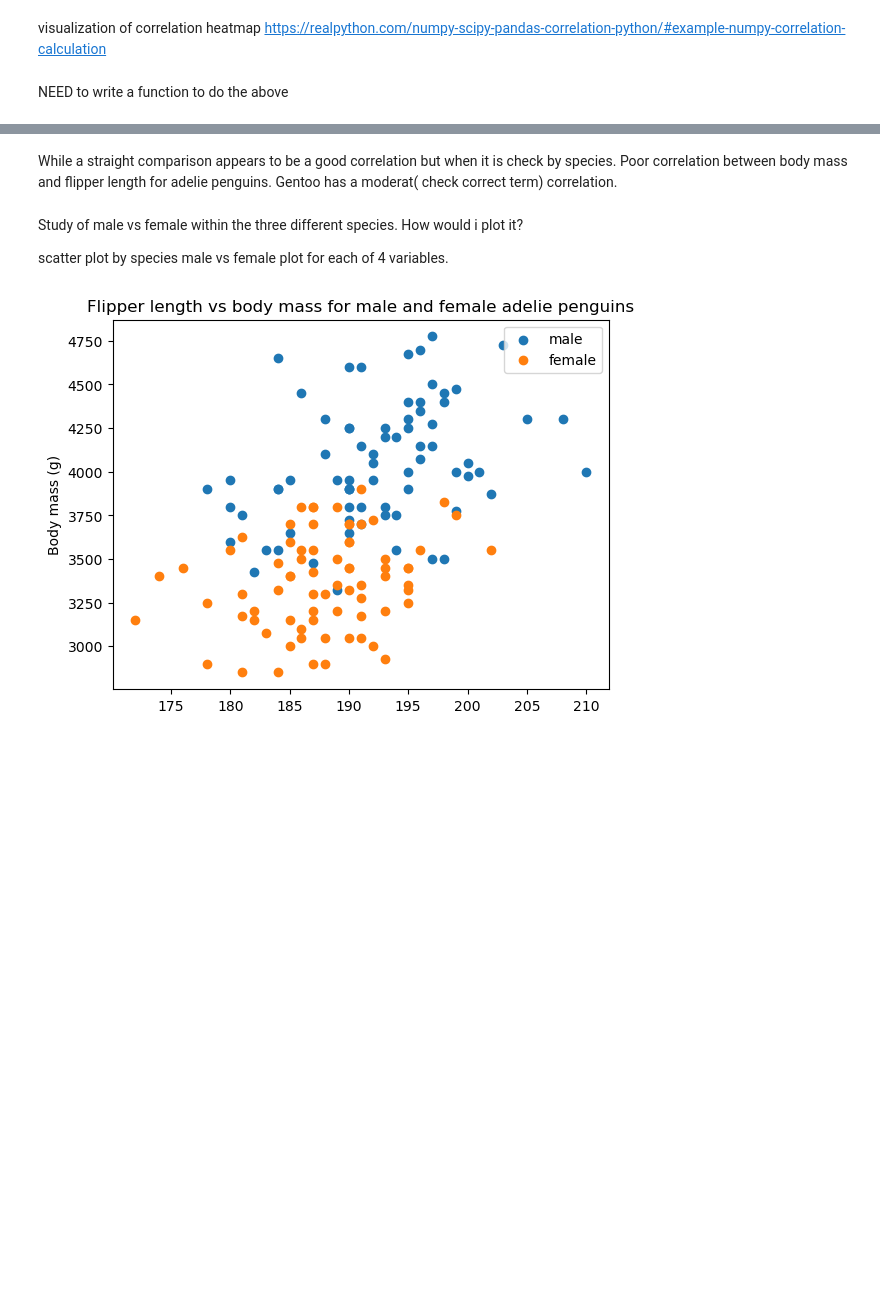
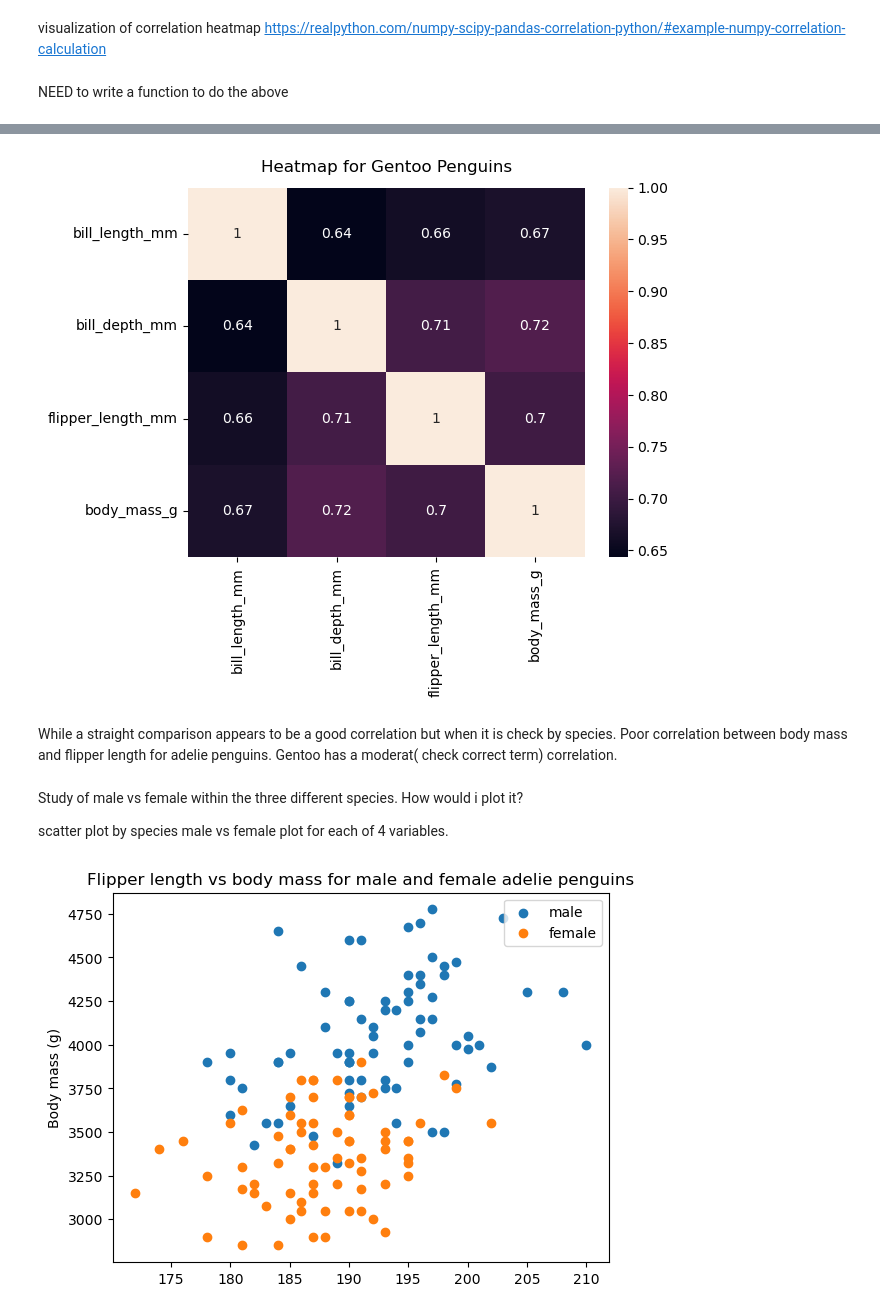
Before and after one commit to IreneKilgannon/DataAnalytics, a Jupyter notebook: penguins.ipynb, the cells around one changed output, grey strips where cells are left out. Cells and saved outputs as stored; diff of their text form; code cells hidden in the pictures; blank space fills up the shorter version.

```diff
--- a/penguins.ipynb
+++ b/penguins.ipynb
@@ -441,3 +448,9 @@ NEED to write a function to do the above
+# %%
+sns.heatmap(gentoo.drop(['island','sex'], axis = 1).corr(), annot = True)
+plt.title('Heatmap for Gentoo Penguins', y= 1.02)
+plt.show()
+# %% [output]
+[figure, added]
 # %% [markdown]
 While a straight comparison appears to be a good correlation but when it is check by species. Poor correlation between body mass and flipper length for adelie penguins. Gentoo has a moderat( check correct term) correlation.
 # %% [markdown]
```
Also changed, not shown: parts of 3 cells of this notebook.
